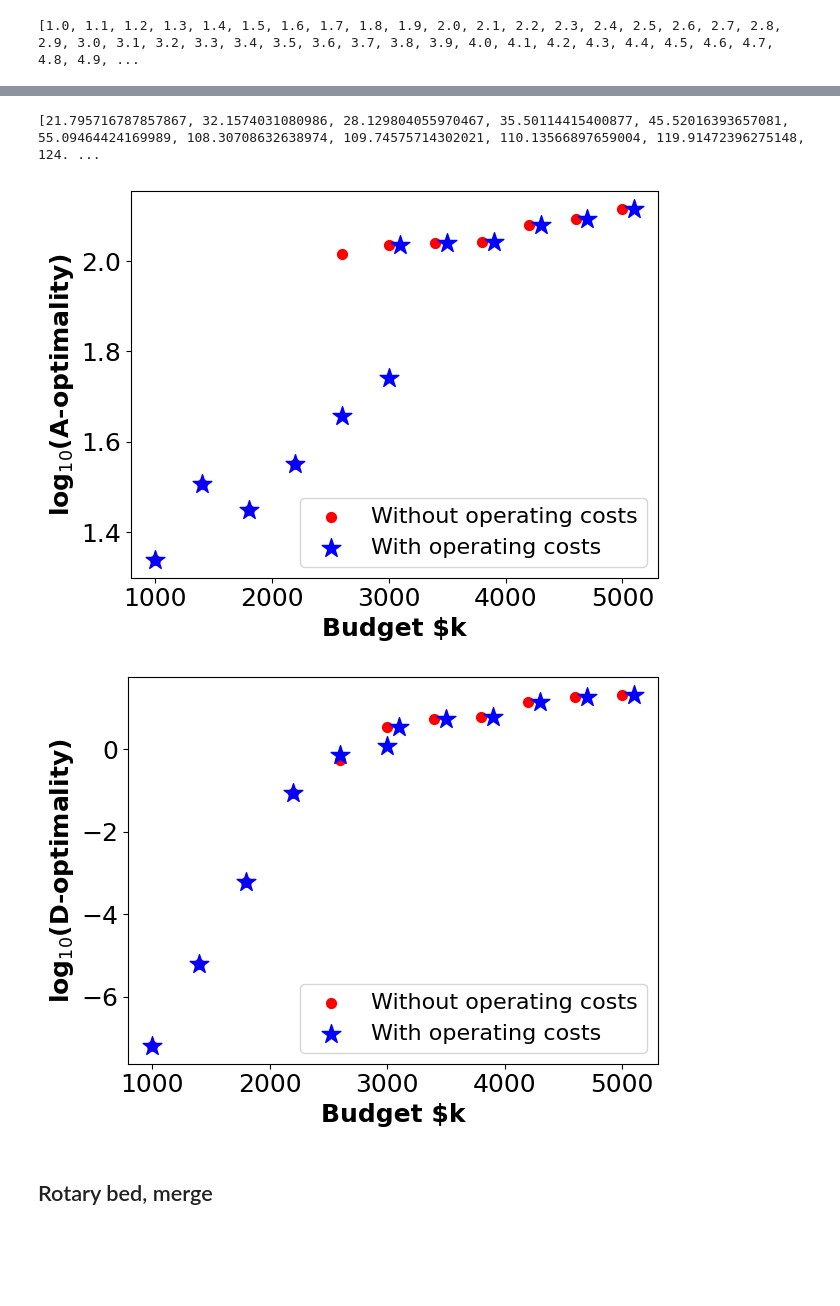
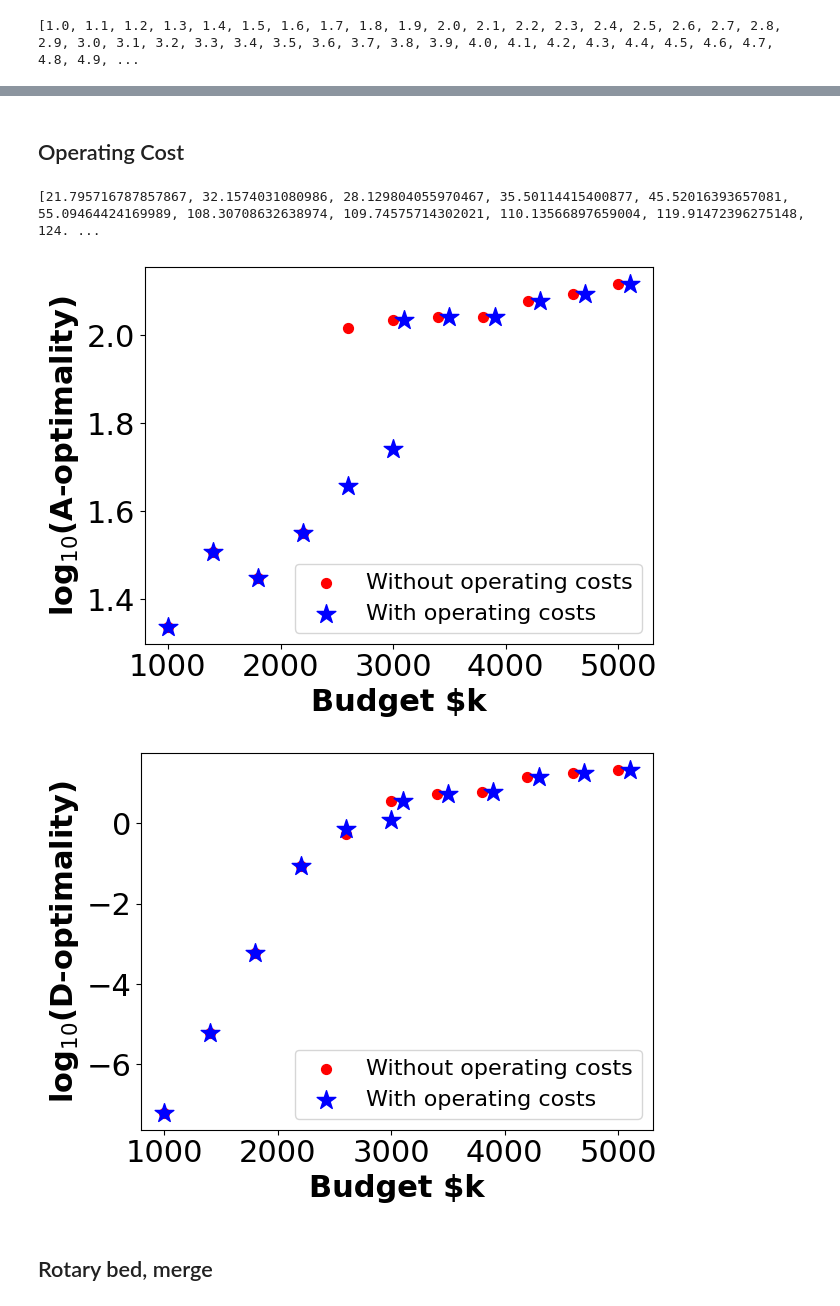
Before and after one commit to CCSI-Toolset/measurement-optimization, a Jupyter notebook: Draw_figure.ipynb, the cells around one changed output, grey strips where cells are left out. Drawn from its saved outputs; the diff is of its cells as text; code cells hidden in the pictures; blank space fills up the shorter version.

Commit message:
update figure drawing notebook

```diff
--- a/Draw_figure.ipynb
+++ b/Draw_figure.ipynb
@@ -149,3 +150,5 @@ NameError: name 'plot_data' is not defined
+# %% [markdown]
+## Operating Cost
 # %%
 mindt_a_file, mindt_d_file = read_fim('./kinetics_results/Dec9_fim_',x_gurobi, obj="_d_mip")
 
@@ -157,38 +160,38 @@ print(mindt_a_file2)
 [21.795716787857867, 32.1574031080986, 28.129804055970467, 35.50114415400877, 45.52016393657081, 55.09464424169989, 108.30708632638974, 109.74575714302021, 110.13566897659004, 119.91472396275148, 124. ...
 # %%
 def compare(x1, x2, y1_a, y2_a, y1_b, y2_b):
-    si=18
+    si=22
     plt.rc('axes', titlesize=si)
     plt.rc('axes', labelsize=si)
     plt.rc('xtick', labelsize=si)
     plt.rc('ytick', labelsize=si)
 
     si_legend = 16
 
 
     plt.scatter(x1, np.log10(y1_a), marker=".", s=200, color="red", label = "Without operating costs")
     plt.scatter(x2, np.log10(y2_a), marker="*", s=200, color="blue", label="With operating costs")
     plt.xlabel('Budget $k', fontweight="bold")
     plt.ylabel('log$_{10}$(A-optimality)', fontweight="bold")
     plt.legend( fontsize=16)
     plt.tight_layout()
     plt.savefig('operate_trace.pdf')
     plt.show()
 
 
     plt.scatter(x1, np.log10(y1_b), marker=".", s=200, color="red", label = "Without operating costs")
     plt.scatter(x2, np.log10(y2_b), marker="*", s=200, color="blue", label="With operating costs")
     plt.xlabel('Budget $k', fontweight="bold")
     plt.ylabel('log$_{10}$(D-optimality)', fontweight="bold")
     plt.legend( fontsize=16)
     plt.tight_layout()
     plt.savefig('operate_det.pdf')
     plt.show()
 
 compare(x_gurobi, operate_x, mindt_a_file, mindt_a_file2,  mindt_d_file, mindt_d_file2)
 # %% [output]
-[figure, old version]
+[figure, new version]
-[figure, old version]
+[figure, new version]
 # %% [markdown]
 ## Rotary bed, merge
 # %%
```
Also changed, not shown: parts of 25 cells of this notebook.
